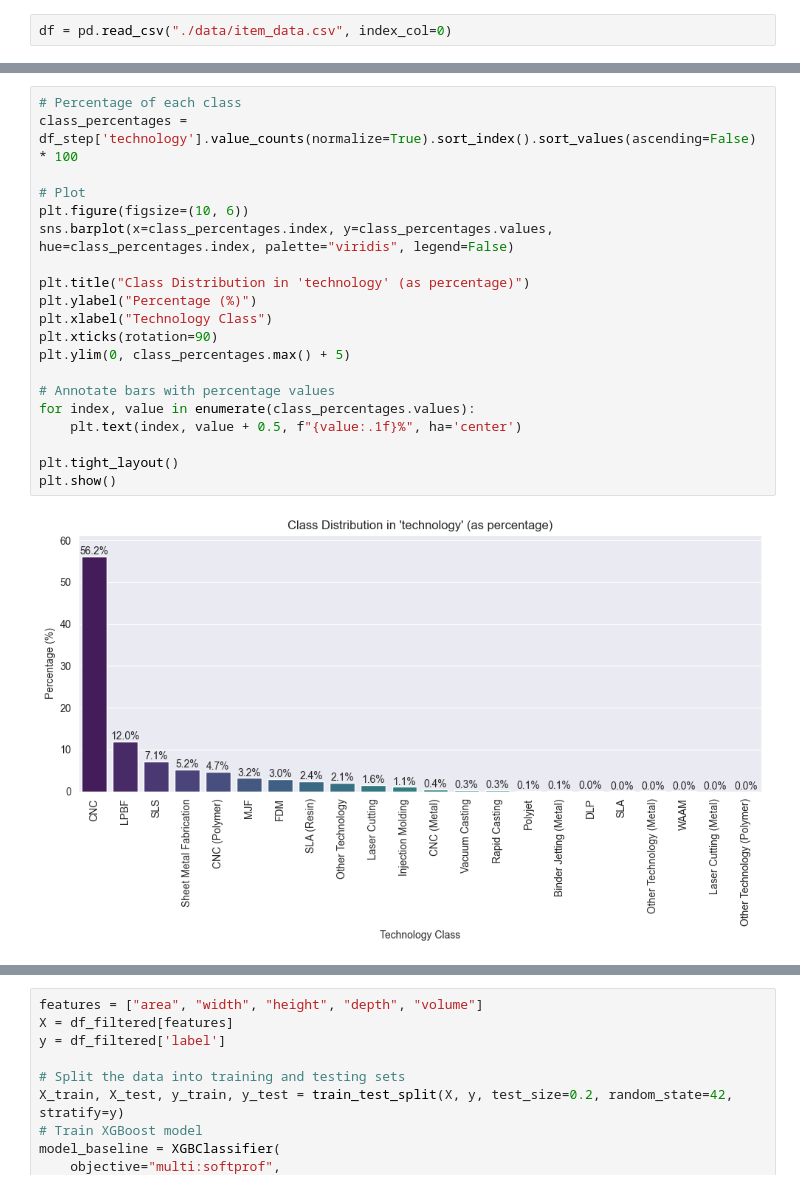
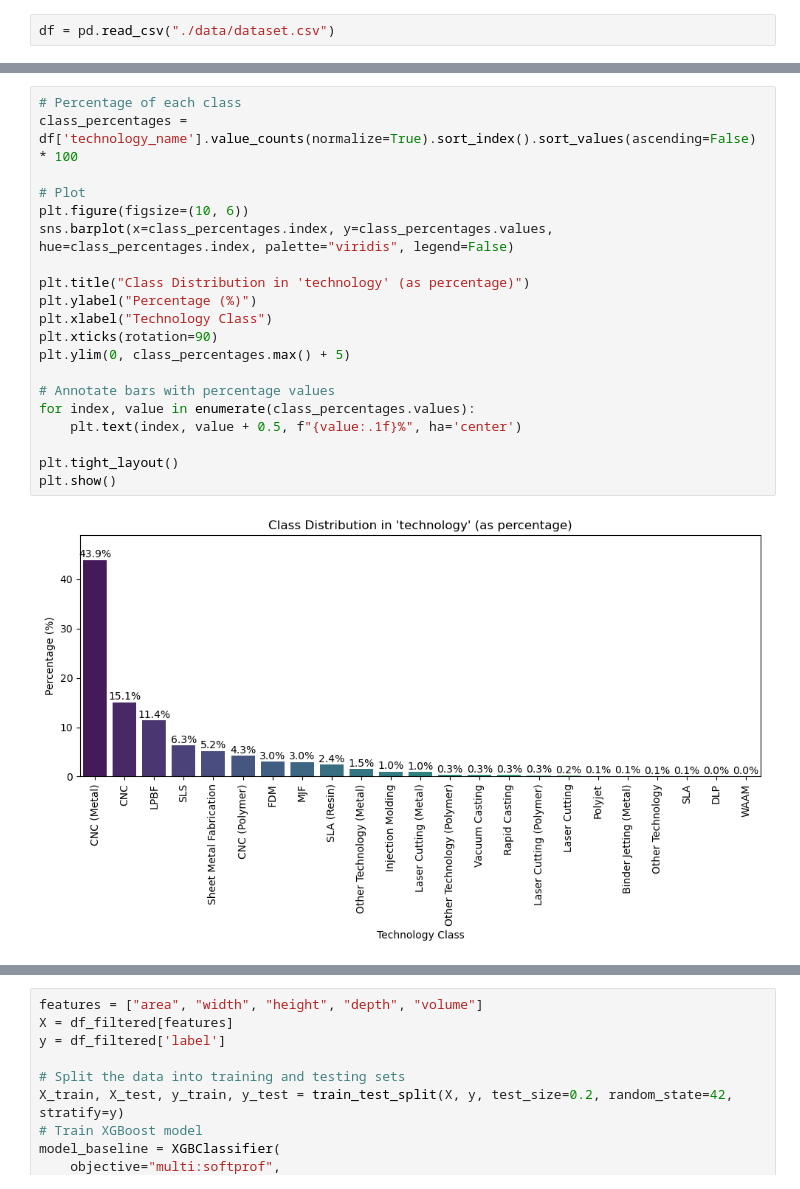
Before and after one commit to ml-phan/manufacturing-tech-gnn, a Jupyter notebook: baseline_model.ipynb, the cells around one changed output, grey strips where cells are left out. Saved outputs shown, nothing was run; the diff lists cells and outputs as text.

```diff
--- a/baseline_model.ipynb
+++ b/baseline_model.ipynb
@@ -13,5 +15,5 @@ from xgboost import XGBClassifier
 # %%
-df = pd.read_csv("./data/item_data.csv", index_col=0)
+df = pd.read_csv("./data/dataset.csv")
 # %%
 df.head()
 # %% [output]
@@ -83,26 +81,26 @@ Other Technology (Polymer)      0.0 %
 Name: proportion, dtype: object
 # %%
 # Percentage of each class
-class_percentages = df_step['technology'].value_counts(normalize=True).sort_index().sort_values(ascending=False) * 100
+class_percentages = df['technology_name'].value_counts(normalize=True).sort_index().sort_values(ascending=False) * 100
 
 # Plot
 plt.figure(figsize=(10, 6))
 sns.barplot(x=class_percentages.index, y=class_percentages.values, hue=class_percentages.index, palette="viridis", legend=False)
 
 plt.title("Class Distribution in 'technology' (as percentage)")
 plt.ylabel("Percentage (%)")
 plt.xlabel("Technology Class")
 plt.xticks(rotation=90)
 plt.ylim(0, class_percentages.max() + 5)
 
 # Annotate bars with percentage values
 for index, value in enumerate(class_percentages.values):
     plt.text(index, value + 0.5, f"{value:.1f}%", ha='center')
 
 plt.tight_layout()
 plt.show()
 # %% [output]
-[figure, old version]
+[figure, new version]
 # %%
 # For the baseline model ,we will drop classes below a threshold of 1%
 classes_to_keep = class_percentages[class_percentages >= 1].index.tolist()
```
Also changed, not shown: parts of 8 cells of this notebook, 2 other files.
